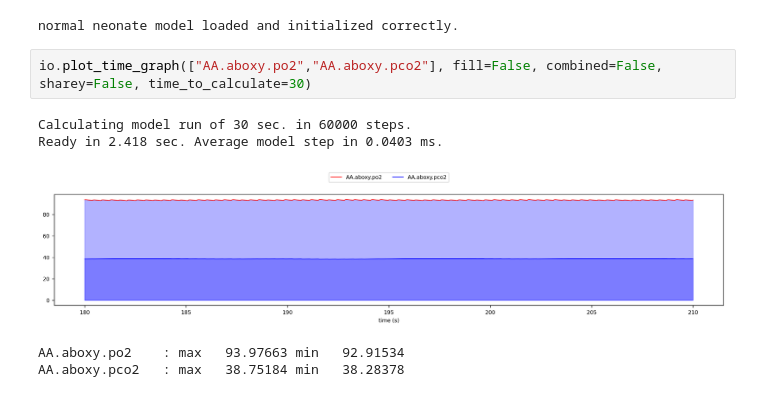
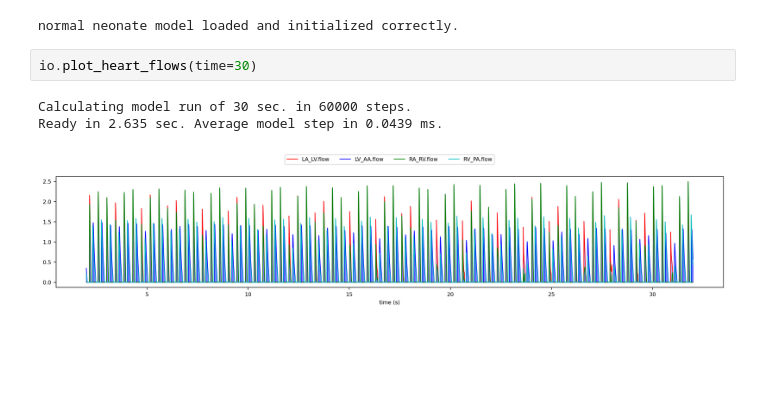
Before and after one commit to Dobutamine/explain-python, a Jupyter notebook: test.ipynb, the cells around one changed output. Saved outputs shown, nothing was run; the diff lists cells and outputs as text; blank space fills up the shorter version.

```diff
--- a/test.ipynb
+++ b/test.ipynb
@@ -5,11 +5,9 @@ io = neo.interface
 models = neo.models
 # %% [output]
 normal neonate model loaded and initialized correctly.
-# %%
-io.plot_time_graph(["AA.aboxy.po2","AA.aboxy.pco2"], fill=False, combined=False, sharey=False, time_to_calculate=30)
-# %% [output]
-Calculating model run of 30 sec. in 60000 steps.
-Ready in 2.418 sec. Average model step in 0.0403 ms.
-[figure, removed]
-AA.aboxy.po2    : max   93.97663 min   92.91534
-AA.aboxy.pco2   : max   38.75184 min   38.28378
+# %%
+io.plot_heart_flows(time=30)
+# %% [output]
+Calculating model run of 30 sec. in 60000 steps.
+Ready in 2.635 sec. Average model step in 0.0439 ms.
+[figure, added]
```
Also changed, not shown: 12 other files.
